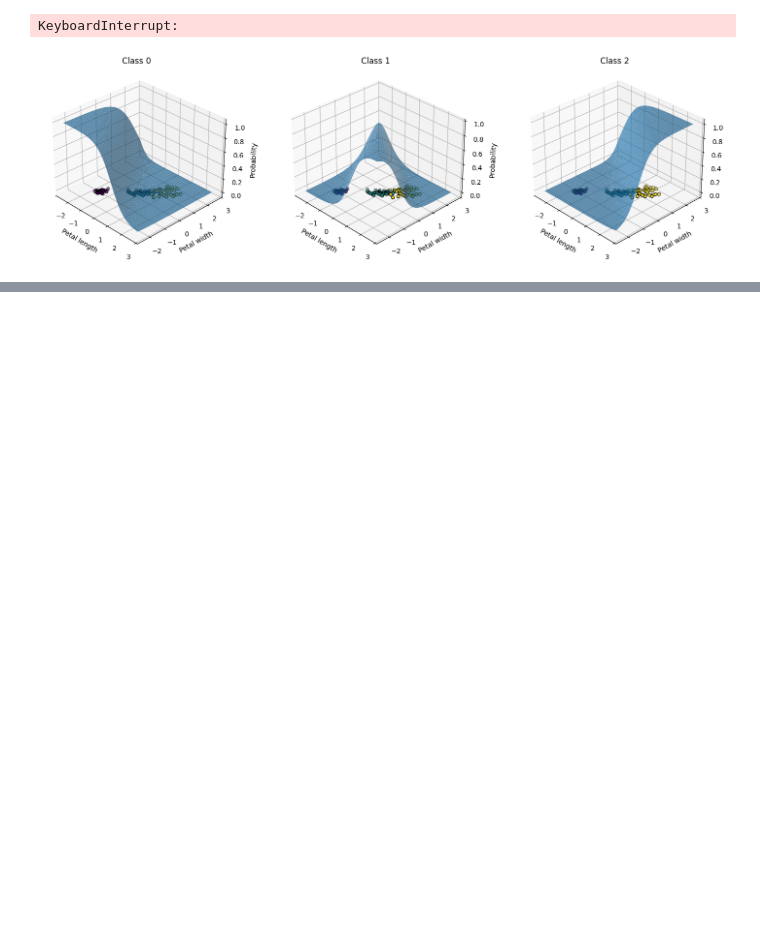
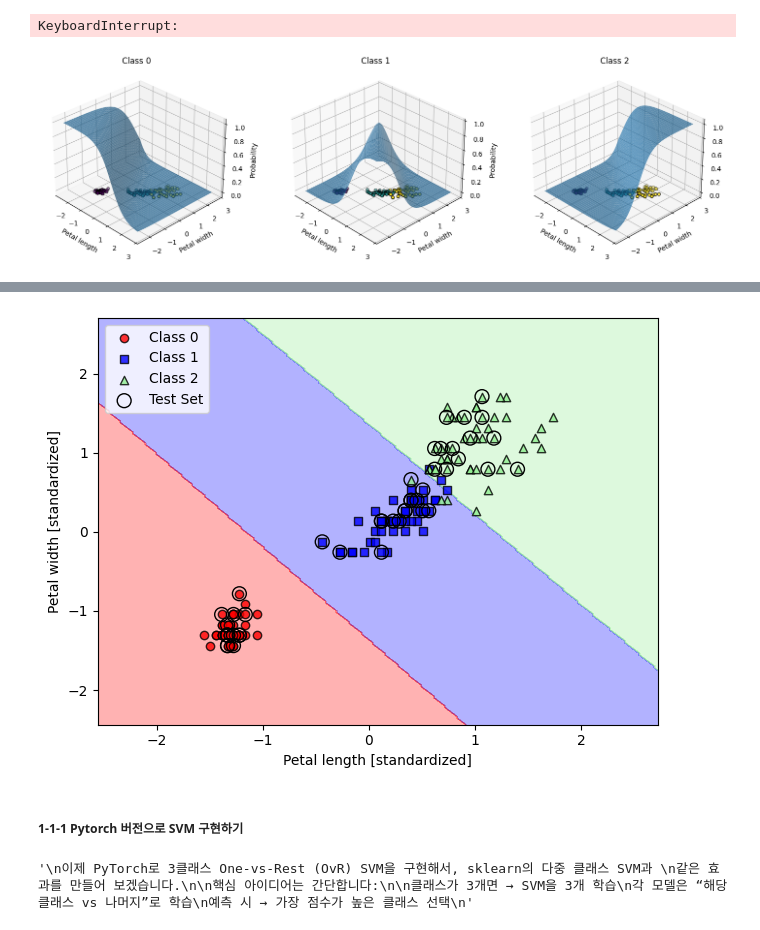
Before and after one commit to va4756/bigdata_raejung, a Jupyter notebook: MachineLearning_교과서_박해선.ipynb, the cells around one changed output, grey strips where cells are left out. Drawn from its saved outputs; the diff is of its cells as text; code cells hidden in the pictures; blank space fills up the shorter version.

```diff
--- a/MachineLearning_교과서_박해선.ipynb
+++ b/MachineLearning_교과서_박해선.ipynb
@@ -1055,0 +1091,8 @@ KeyboardInterrupt:
+# %%
+# 특성을 표준화
+from sklearn.preprocessing import StandardScaler
+
+sc = StandardScaler()
+sc.fit(X_train)
+X_train_std = sc.transform(X_train)
+X_test_std = sc.transform(X_test)
@@ -1055,0 +1142,14 @@ KeyboardInterrupt:
+# %%
+# 표준화한 훈련 데이터를 사용해 퍼셉트론 모델을 훈련
+X_combined_std = np.vstack((X_train_std, X_test_std))
+y_combined = np.hstack((y_train, y_test))
+
+plot_decision_regions(X=X_combined_std, y=y_combined,
+                      classifier=ppn, test_idx=range(105, 150))
+plt.xlabel('Petal length [standardized]')
+plt.ylabel('Petal width [standardized]')
+plt.legend(loc='upper left')
+
+plt.tight_layout()
+#plt.savefig('figures/03_01.png', dpi=300)
+plt.show()
@@ -1055,0 +1158,33 @@ KeyboardInterrupt:
+# %%
+from sklearn.svm import SVC
+
+svm = SVC(kernel='linear', C=1.0, random_state=1)
+svm.fit(X_train_std, y_train)
+
+plot_decision_regions(X_combined_std,
+                      y_combined,
+                      classifier=svm,
+                      test_idx=range(105, 150))
+plt.xlabel('Petal length [standardized]')
+plt.ylabel('Petal width [standardized]')
+plt.legend(loc='upper left')
+plt.tight_layout()
+#plt.savefig('figures/03_11.png', dpi=300)
+plt.show()
+# %% [output]
+[figure, added]
+# %% [markdown]
+##### 1-1-1 Pytorch 버전으로 SVM 구현하기
+# %%
+"""
+이제 PyTorch로 3클래스 One-vs-Rest (OvR) SVM을 구현해서, sklearn의 다중 클래스 SVM과
+같은 효과를 만들어 보겠습니다.
+
+핵심 아이디어는 간단합니다:
+
+클래스가 3개면 → SVM을 3개 학습
+각 모델은 “해당 클래스 vs 나머지”로 학습
+예측 시 → 가장 점수가 높은 클래스 선택
+"""
+# %% [output]
+'\n이제 PyTorch로 3클래스 One-vs-Rest (OvR) SVM을 구현해서, sklearn의 다중 클래스 SVM과 \n같은 효과를 만들어 보겠습니다.\n\n핵심 아이디어는 간단합니다:\n\n클래스가 3개면 → SVM을 3개 학습\n각 모델은 “해당 클래스 vs 나머지”로 학습\n예측 시 → 가장 점수가 높은 클래스 선택\n'
```
Also changed, not shown: parts of 34 cells of this notebook.
